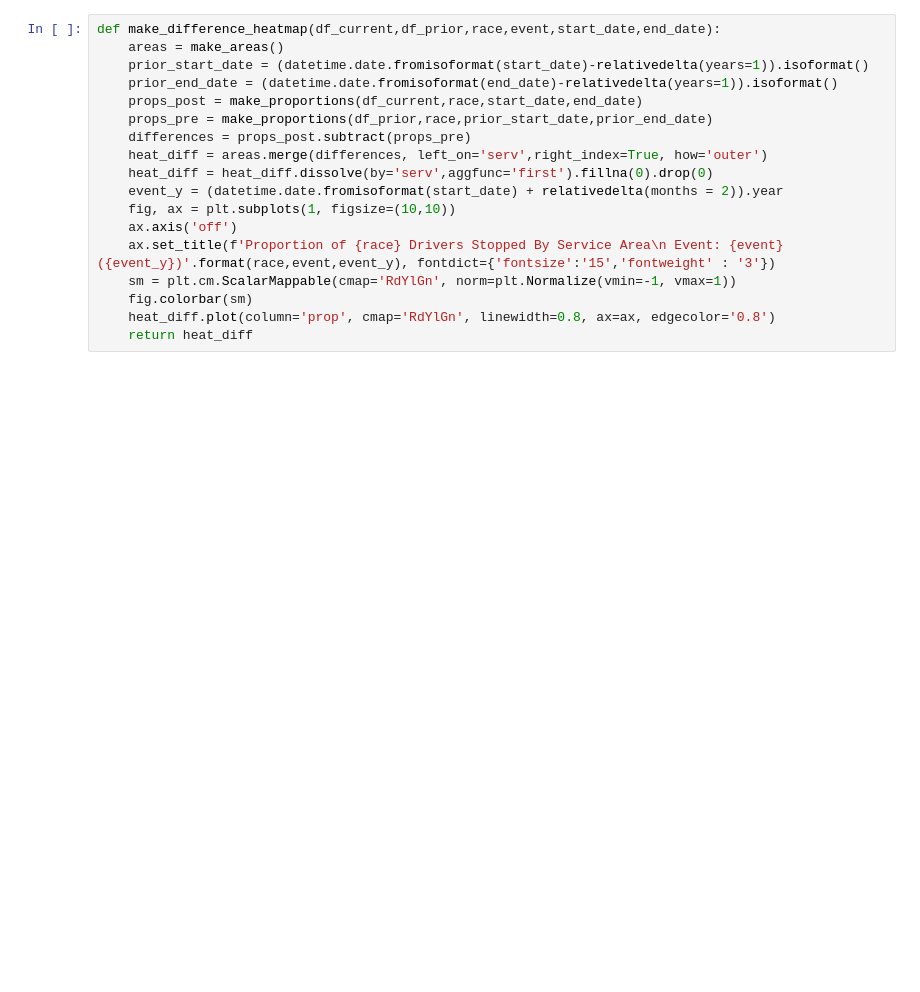
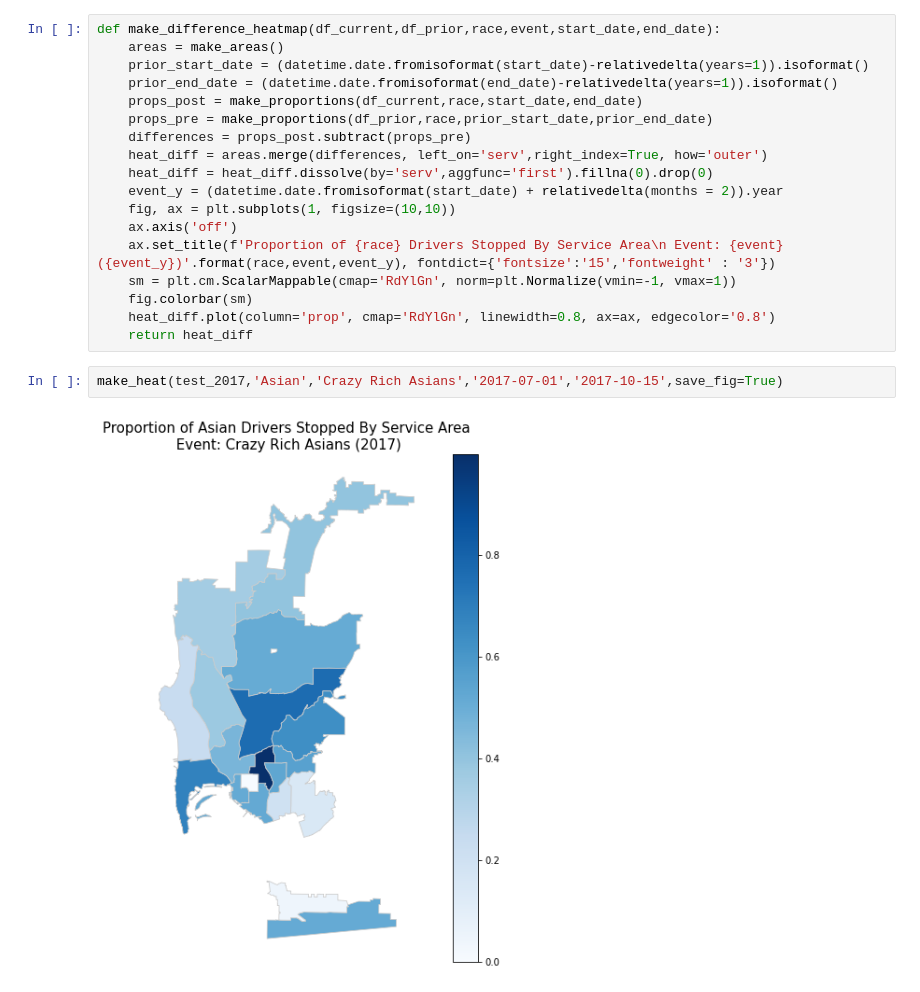
Before and after one commit to tevans-barton/Fair-Policing-Capstone, a Jupyter notebook: notebooks/heatmap3.ipynb, the cells around one changed output. Saved outputs shown, nothing was run; the diff lists cells and outputs as text; blank space fills up the shorter version.

```diff
--- a/notebooks/heatmap3.ipynb
+++ b/notebooks/heatmap3.ipynb
@@ -135,4 +133,8 @@ def make_difference_heatmap(df_current,df_prior,race,event,start_date,end_date):
     fig.colorbar(sm)
     heat_diff.plot(column='prop', cmap='RdYlGn', linewidth=0.8, ax=ax, edgecolor='0.8')
     return heat_diff
+# %%
+make_heat(test_2017,'Asian','Crazy Rich Asians','2017-07-01','2017-10-15',save_fig=True)
+# %% [output]
+[figure, added]
 # %%
```
Also changed, not shown: parts of 15 cells of this notebook, 3 other files.
